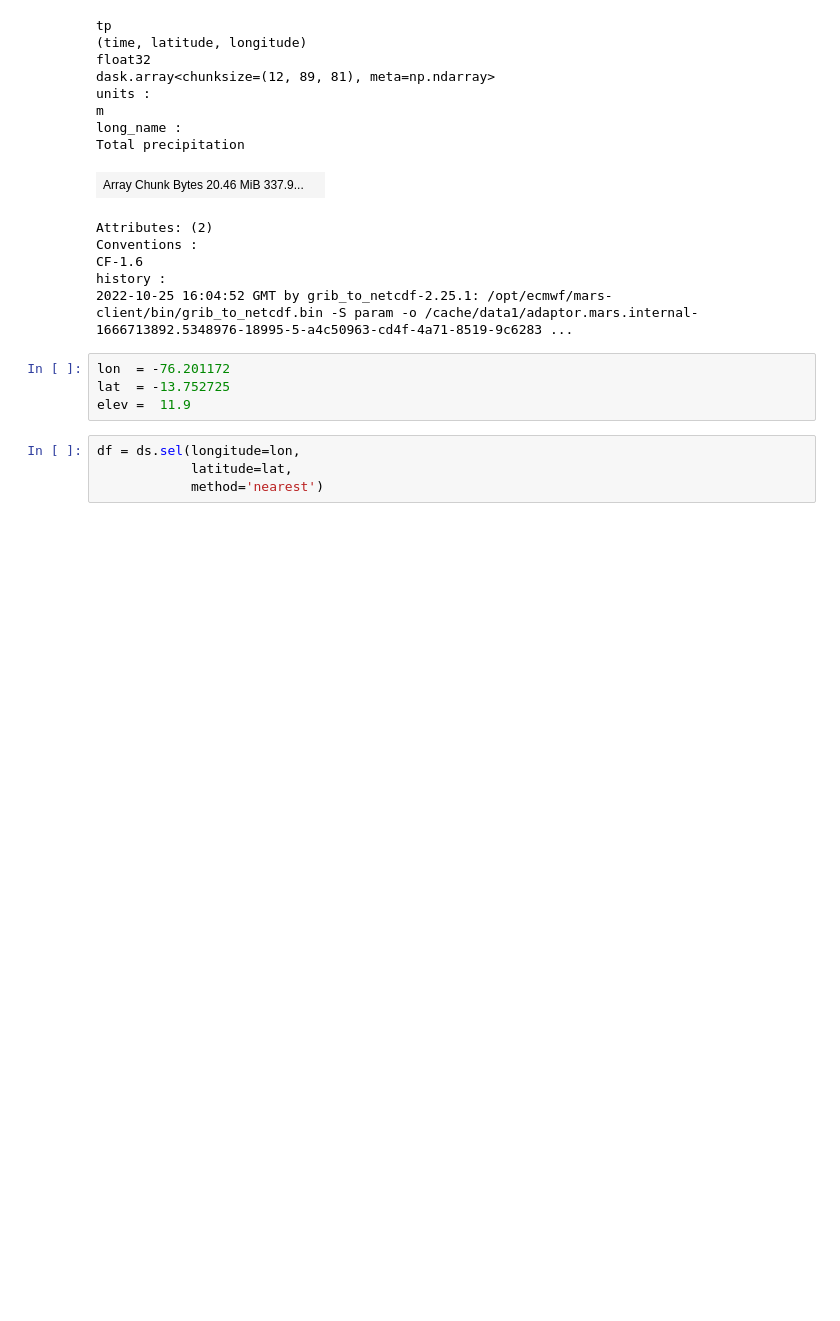
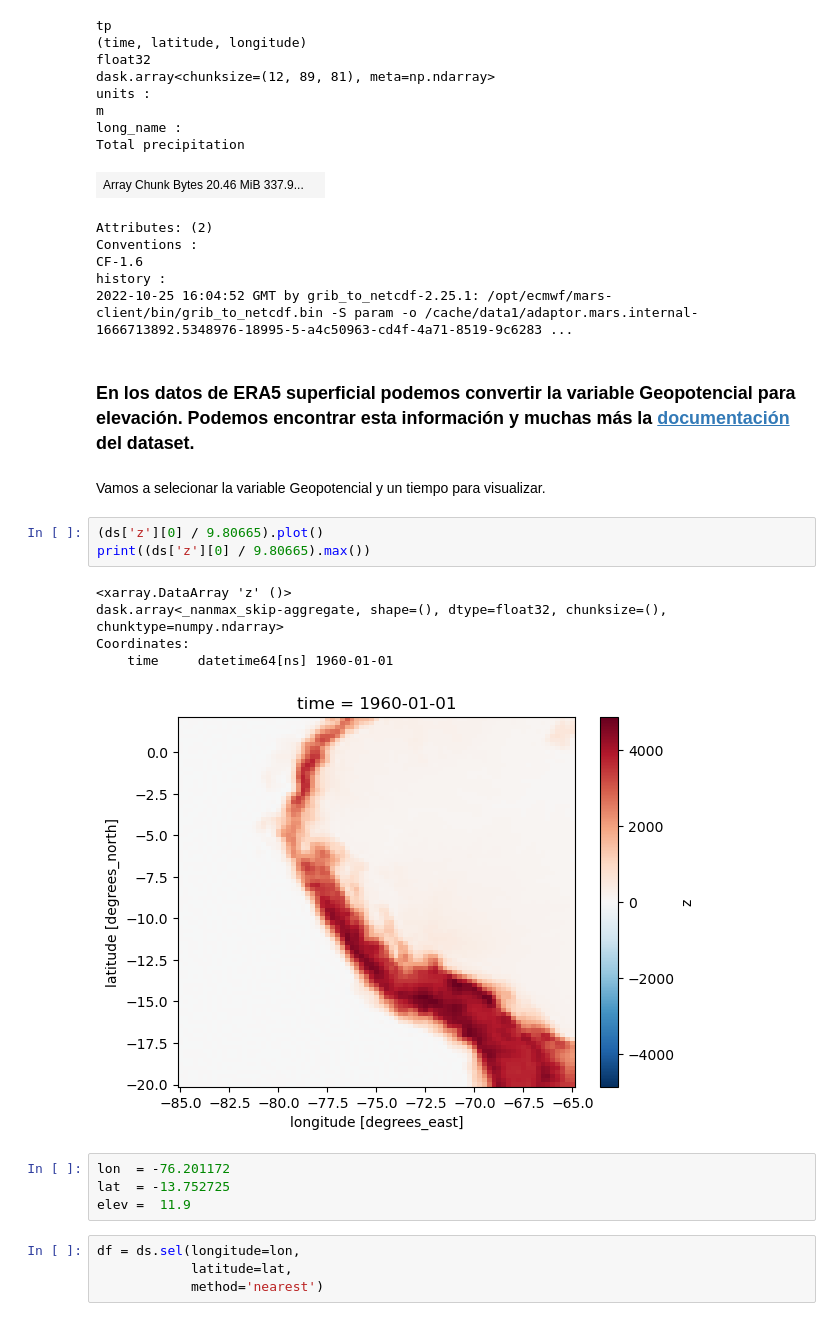
Before and after one commit to cryohydromettools/python_climatologia, a Jupyter notebook: book/dia7/00.ERA5_timeseries.ipynb, the cells around one changed output. Drawn from its saved outputs; the diff is of its cells as text; blank space fills up the shorter version.

```diff
--- a/book/dia7/00.ERA5_timeseries.ipynb
+++ b/book/dia7/00.ERA5_timeseries.ipynb
@@ -73,6 +73,19 @@ Conventions :
 CF-1.6
 history :
 2022-10-25 16:04:52 GMT by grib_to_netcdf-2.25.1: /opt/ecmwf/mars-client/bin/grib_to_netcdf.bin -S param -o /cache/data1/adaptor.mars.internal-1666713892.5348976-18995-5-a4c50963-cd4f-4a71-8519-9c6283 ...
+# %% [markdown]
+### En los datos de ERA5 superficial podemos convertir la variable **Geopotencial** para **elevación**. Podemos encontrar esta información y muchas más la [documentación](https://confluence.ecmwf.int/display/CKB/ERA5%3A+data+documentation) del dataset.
+# %% [markdown]
+Vamos a selecionar la variable Geopotencial y un tiempo para visualizar.
+# %%
+(ds['z'][0] / 9.80665).plot()
+print((ds['z'][0] / 9.80665).max())
+# %% [output]
+<xarray.DataArray 'z' ()>
+dask.array<_nanmax_skip-aggregate, shape=(), dtype=float32, chunksize=(), chunktype=numpy.ndarray>
+Coordinates:
+    time     datetime64[ns] 1960-01-01
+[figure, added]
 # %%
 lon  = -76.201172
 lat  = -13.752725
```
Also changed, not shown: 2 other files.
